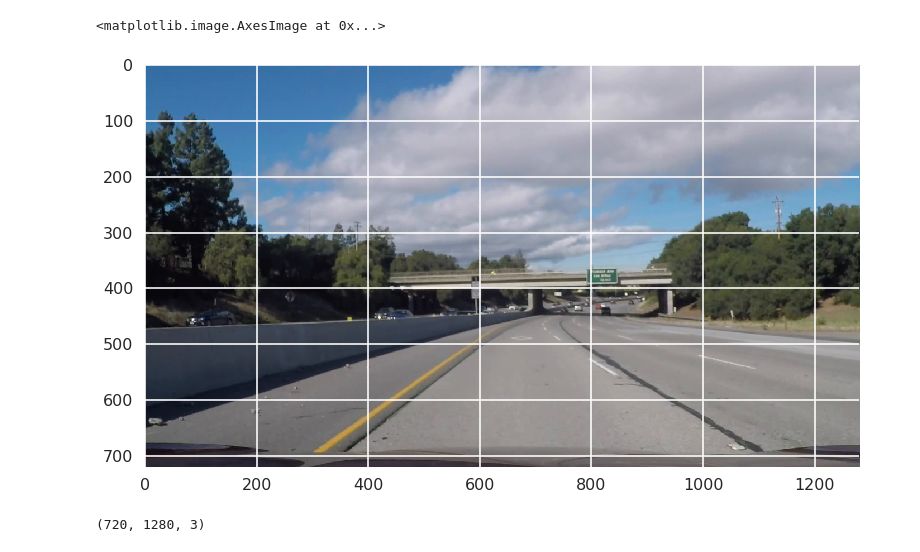
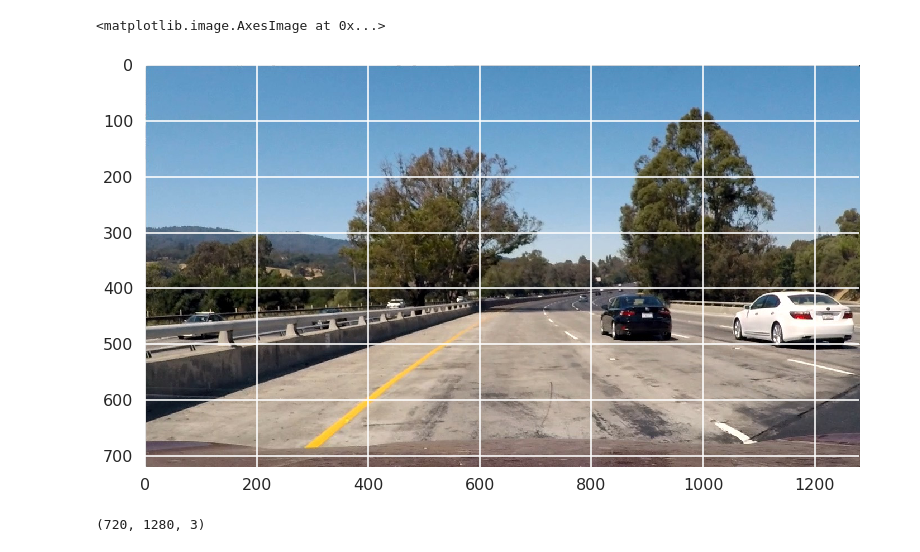
Before and after one commit to DrClick/SDC, a Jupyter notebook: sdc/project_4/cnd-all/project_pipeline.ipynb, the cells around one changed output. Drawn from its saved outputs; the diff is of its cells as text; code cells hidden in the pictures.

Commit message:
added undistorted image

```diff
--- a/sdc/project_4/cnd-all/project_pipeline.ipynb
+++ b/sdc/project_4/cnd-all/project_pipeline.ipynb
@@ -13,12 +13,11 @@ from IPython.display import HTML
 %matplotlib inline
 sns.set_context("poster")
 # %%
-img = imread("../exit-ramp.jpg")
-img = image_cache[50]
+img = imread("test_images/test1.jpg")
 plt.imshow(img)
 # %% [output]
 <matplotlib.image.AxesImage at 0x...>
-[figure, old version]
+[figure, new version]
 # %%
 img.shape
 # %% [output]
```
Also changed, not shown: parts of 2 cells of this notebook, 1 other file.
